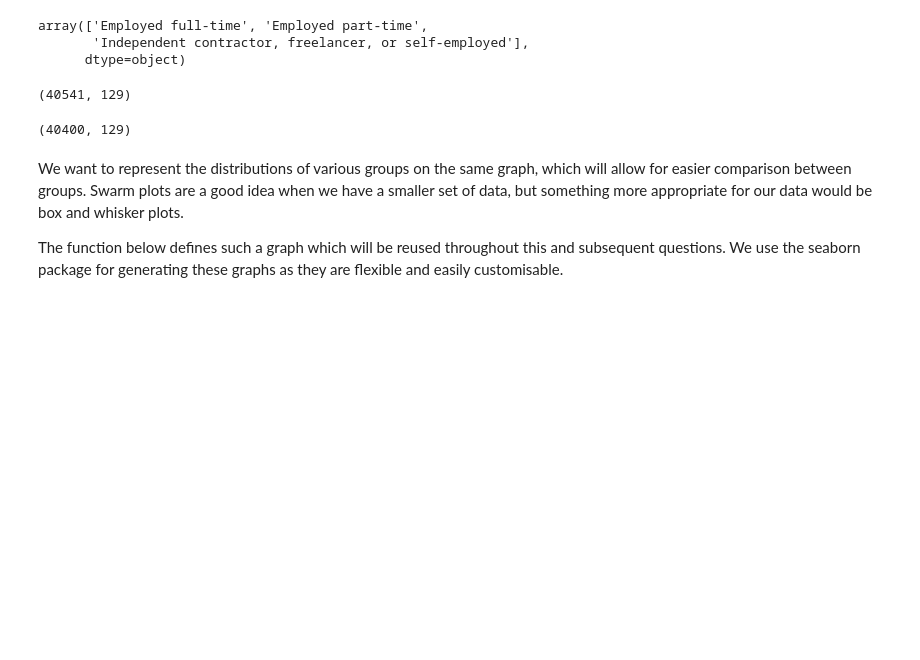
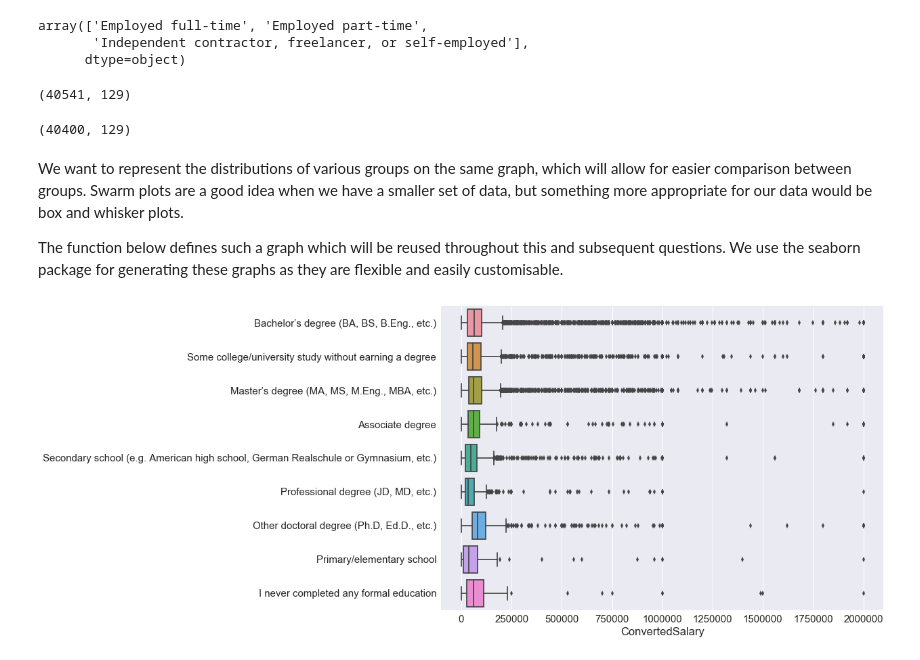
Before and after one commit to ddh4/stackoverflow-survey-analysis, a Jupyter notebook: Salary and Satisfaction in Formal Education.ipynb, the cells around one changed output. Drawn from its saved outputs; the diff is of its cells as text; code cells hidden in the pictures; blank space fills up the shorter version.

```diff
--- a/Salary and Satisfaction in Formal Education.ipynb
+++ b/Salary and Satisfaction in Formal Education.ipynb
@@ -331,3 +331,27 @@ df_2018_subset.shape
 We want to represent the distributions of various groups on the same graph, which will allow for easier comparison between groups. Swarm plots are a good idea when we have a smaller set of data, but something more appropriate for our data would be box and whisker plots.
 
 The function below defines such a graph which will be reused throughout this and subsequent questions. We use the seaborn package for generating these graphs as they are flexible and easily customisable.
+# %%
+def plot_box(dataset, x, y, show_outliers=True):
+    '''
+    INPUT - dataset - pandas dataframe with the dataset of the developers survey
+            x - string - the name of the column you would like to group by
+            y - string - the name of the column you would like to visualise
+    OUTPUT -
+            A box plot of the user specified data
+    '''
+    # Set figure size and style to enhance readability
+    sns.set(rc={'figure.figsize':(11.7,8.27)})
+    sns.set(font_scale=1.5)
+    sns.set_style("darkgrid")
+    # Create box plot with Seaborn's default settings
+    _ = sns.boxplot(x=x, y=y, data=dataset, showfliers=show_outliers)
+    # Label the axes
+    _ = plt.xlabel(x)
+    _ = plt.ylabel("")
+    # Show the plot
+    plt.show()
+# %%
+plot_box(df_2018_subset, 'ConvertedSalary', 'FormalEducation',  True)
+# %% [output]
+[figure, added]
```
Also changed, not shown: parts of 25 cells of this notebook.
